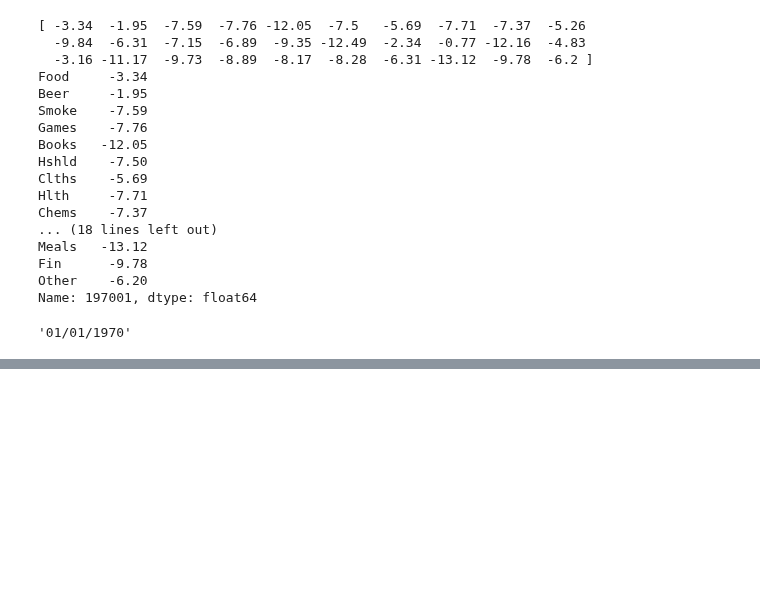
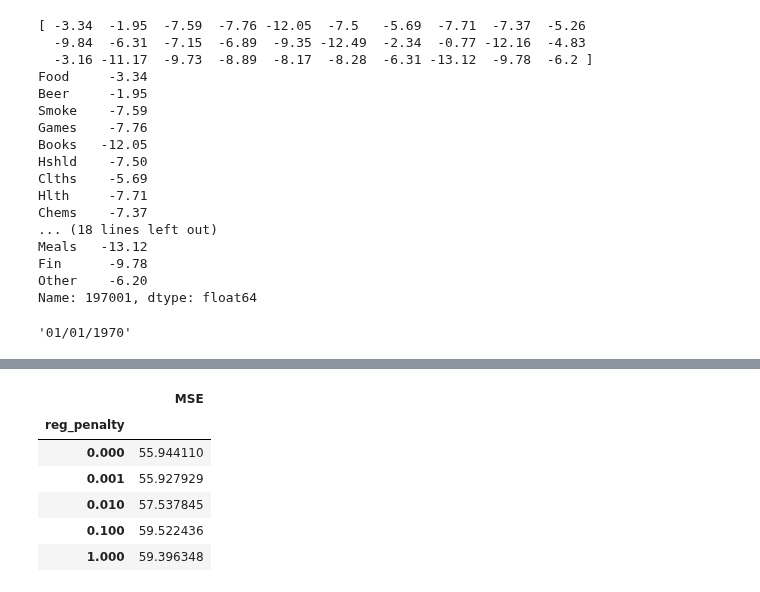
Before and after one commit to druce/Machine-learning-for-financial-market-prediction, a Jupyter notebook: Replicate Paper by Rapach, Strauss, Tu, Zhou-refactor.ipynb, the cells around one changed output, grey strips where cells are left out. Saved outputs shown, nothing was run; the diff lists cells and outputs as text; code cells hidden in the pictures; blank space fills up the shorter version.

```diff
--- a/Replicate Paper by Rapach, Strauss, Tu, Zhou-refactor.ipynb
+++ b/Replicate Paper by Rapach, Strauss, Tu, Zhou-refactor.ipynb
@@ -1051,5 +1154,13 @@ pd.DataFrame(lossframe.groupby(['layer_size'])['loss'].mean())
 # %%
-pd.DataFrame(lossframe.groupby(['reg_penalty'])['loss'].mean())
+pd.DataFrame(lossframe.groupby(['reg_penalty'])['MSE'].mean())
+# %% [output]
+|  | MSE |
+| reg_penalty |  |
+| 0.000 | 55.944110 |
+| 0.001 | 55.927929 |
+| 0.010 | 57.537845 |
+| 0.100 | 59.522436 |
+| 1.000 | 59.396348 |
 # %%
 def plot_matrix(lossframe, x_labels, y_labels, x_suffix="", y_suffix=""):
 
```
Also changed, not shown: parts of 21 cells of this notebook.
